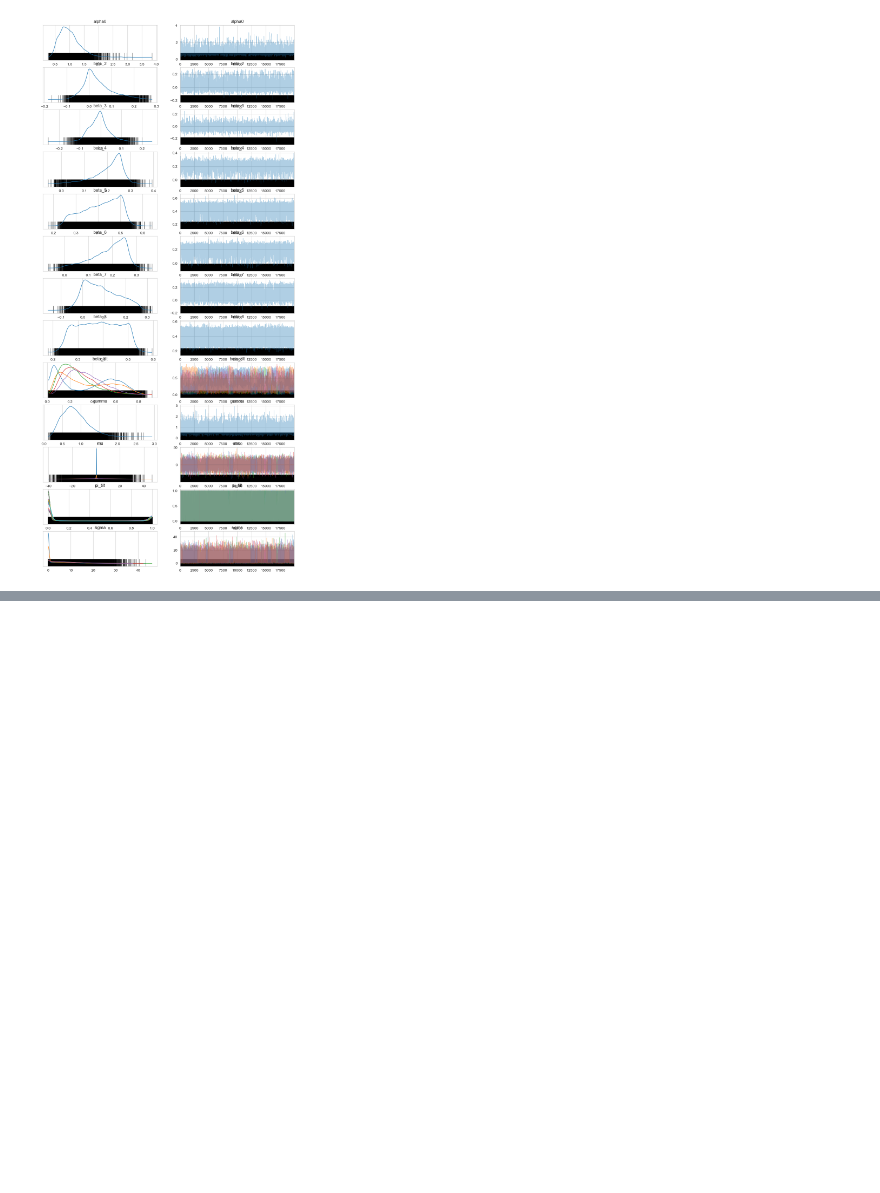
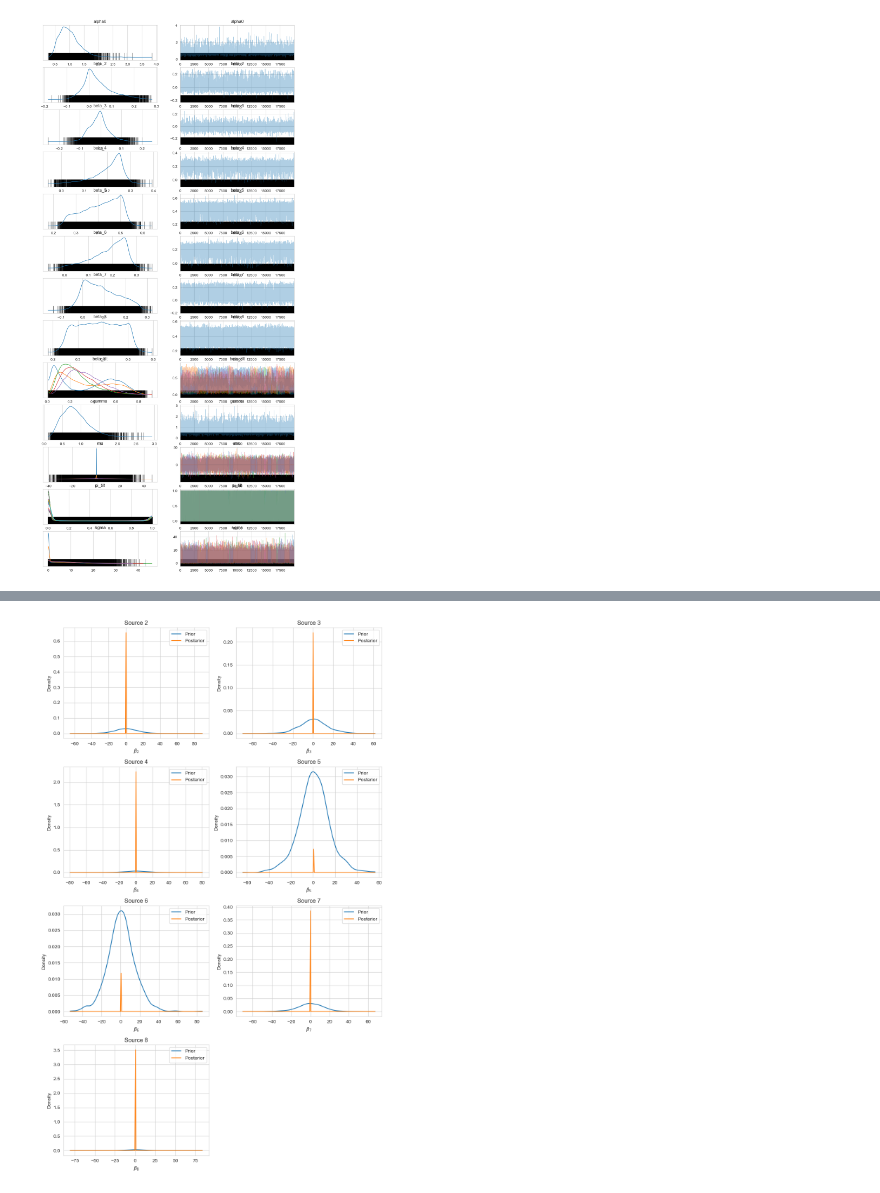
Before and after one commit to Kumachar/ResearchExamples, a Jupyter notebook: NumpyroSimulation.ipynb, the cells around one changed output, grey strips where cells are left out. Cells and saved outputs as stored; diff of their text form; code cells hidden in the pictures; blank space fills up the shorter version.

Commit message:
Added simulation experiments on Numpyro, Add prior predictive checks

```diff
--- a/NumpyroSimulation.ipynb
+++ b/NumpyroSimulation.ipynb
@@ -304,0 +318,79 @@ array([[<Axes: title={'center': 'alpha0'}>,
+# %%
+################################################################################
+#  Prior–posterior density check (robust to missing beta_1)
+#  – detects which β_s are actually in `idata.posterior`
+################################################################################
+import re, numpy as np, arviz as az, matplotlib.pyplot as plt
+from scipy.stats import gaussian_kde
+
+def plot_prior_posterior_sources(idata, k=5, N_sources=8,
+                                 n_prior_samples=2000, seed=0):
+    rng = np.random.default_rng(seed)
+
+    # -------- 1. FIND WHICH β_s EXIST IN POSTERIOR --------
+    beta_keys   = [v for v in idata.posterior.data_vars if re.match(r"beta_\d+", v)]
+    sources_avl = sorted(int(k.split("_")[1]) for k in beta_keys)          # e.g. [2,3,4,…]
+    if not sources_avl:
+        raise ValueError("No beta_* variables found in idata.posterior")
+
+    # -------- 2. DRAW PRIOR SAMPLES --------
+    prior_gamma  = rng.gamma(shape=1.0, scale=1/5.0, size=n_prior_samples)
+    prior_alpha0 = rng.gamma(shape=1.0, scale=1/5.0, size=n_prior_samples)
+    prior_mu     = rng.normal(0.0, 10.0, size=(n_prior_samples, k))
+    prior_sigma  = np.abs(rng.normal(0.0, 10.0, size=(n_prior_samples, k)))
+    prior_beta_s = np.zeros((N_sources + 1, n_prior_samples))
+
+    for i in range(n_prior_samples):
+        γ, α0 = prior_gamma[i], prior_alpha0[i]
+        β̃      = rng.beta(1.0, γ, size=k)
+        rem     = np.concatenate(([1.0], np.cumprod(1.0 - β̃)[:-1]))
+        β       = β̃ * rem
+        β_cum   = np.cumsum(β)
+
+        for s in sources_avl:                          # only simulate those we’ll plot
+            a = np.clip(α0 * β,            1e-6, None)
+            b = np.clip(α0 * (1-β_cum),    1e-6, None)
+            π̃   = rng.beta(a, b)
+            remπ = np.concatenate(([1.0], np.cumprod(1.0 - π̃)[:-1]))
+            π    = (π̃ * remπ) / (π̃ * remπ).sum()
+            comp = rng.choice(k, p=π)
+            prior_beta_s[s, i] = rng.normal(prior_mu[i, comp],
+                                            prior_sigma[i, comp])
+
+    # -------- 3. POSTERIOR ARRAYS --------
+    post_beta_s = {s: idata.posterior[f"beta_{s}"].values.flatten()
+                   for s in sources_avl}
+
+    # -------- 4. PLOTS --------
+    n_panels = len(sources_avl)
+    ncols    = 2
+    nrows    = int(np.ceil(n_panels / ncols))
+    fig, axes = plt.subplots(nrows, ncols, figsize=(10, 4 * nrows))
+    axes = axes.flatten()
+
+    for idx, s in enumerate(sources_avl):
+        prior_arr = prior_beta_s[s]
+        post_arr  = post_beta_s[s]
+        x_grid    = np.linspace(min(prior_arr.min(), post_arr.min()),
+                                max(prior_arr.max(), post_arr.max()), 240)
+        axes[idx].plot(x_grid, gaussian_kde(prior_arr)(x_grid), label="Prior")
+        axes[idx].plot(x_grid, gaussian_kde(post_arr)(x_grid),  label="Posterior")
+        axes[idx].set_title(f"Source {s}")
+        axes[idx].set_xlabel(rf"$\beta_{{{s}}}$")
+        axes[idx].set_ylabel("Density")
+        axes[idx].legend()
+        axes[idx].grid(True)
+
+    for ax in axes[n_panels:]:
+        ax.axis("off")
+
+    fig.tight_layout()
+    plt.show()
+
+# ------------------------------------------------------------------
+#  USAGE (after MCMC run & idata creation)
+# ------------------------------------------------------------------
+plot_prior_posterior_sources(idata, k=5, N_sources=8,
+                             n_prior_samples=2000, seed=123)
+# %% [output]
+[figure, added]
```
Also changed, not shown: parts of 3 cells of this notebook.
